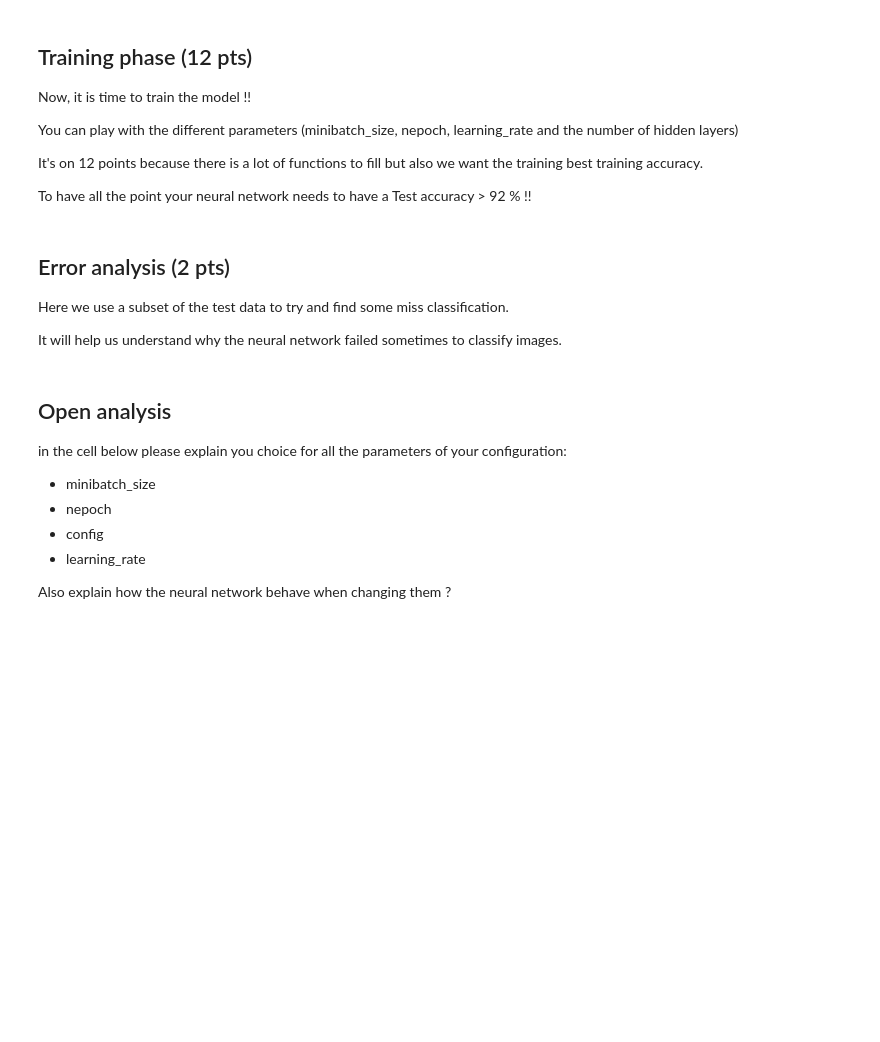
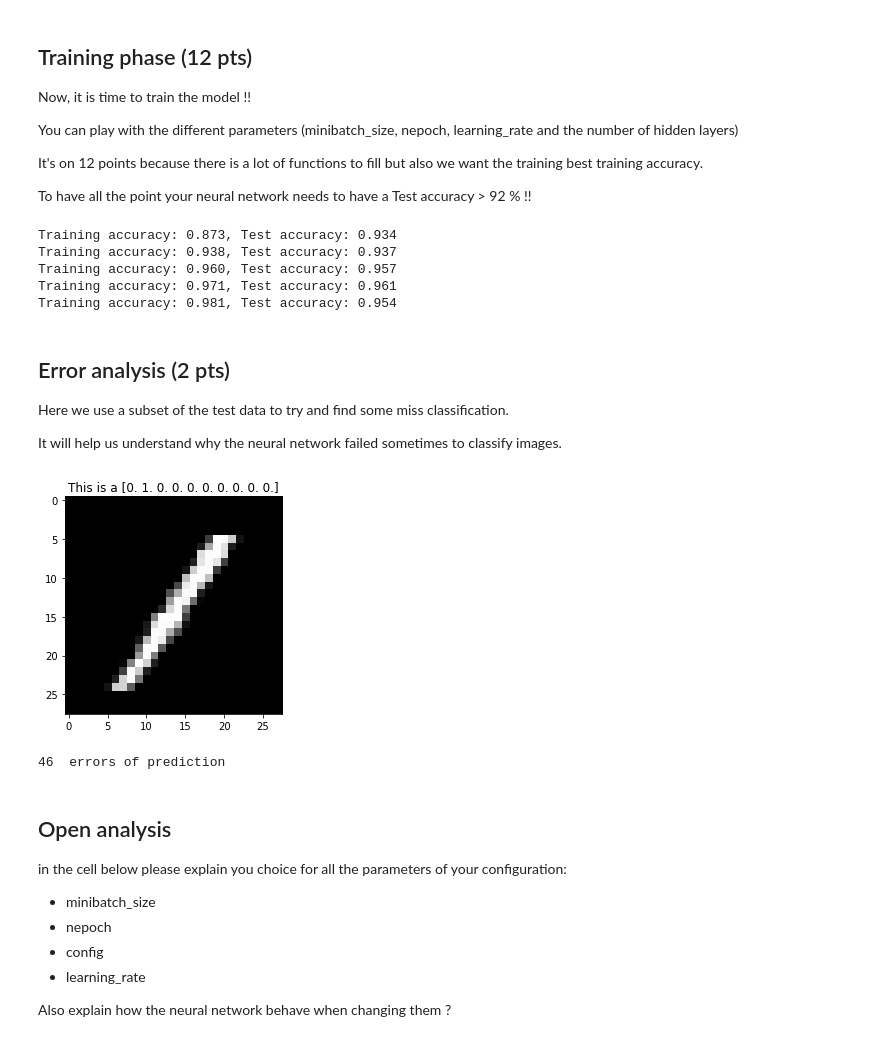
Before and after one commit to DL-ECE/tp-1-deeplearningbasics-GuilhemCouvin17, a Jupyter notebook: rapport.ipynb, the cells around one changed output. Saved outputs shown, nothing was run; the diff lists cells and outputs as text; code cells hidden in the pictures; blank space fills up the shorter version.

```diff
--- a/rapport.ipynb
+++ b/rapport.ipynb
@@ -168,8 +138,8 @@ def sigmoid(M: np.array) -> np.array:
 # %%
 def d_sigmoid(M: np.array)-> np.array:
     """Compute the derivative of the sigmoid"""
-    # TODO
-    DF_sigmoid=(sigmoid(M)/1-sigmoid(M))
+    # DONE
+    DF_sigmoid=(sigmoid(M)*(1-sigmoid(M)))
     return DF_sigmoid
 # %%
 def softmax(X: np.array)-> np.array:
@@ -324,16 +312,28 @@ It's on 12 points because there is a lot of functions to fill but also we want t
 
 To have all the point your neural network needs to have a Test accuracy > 92 % !!
 # %%
-minibatch_size = 5
-nepoch = 10
-learning_rate = 0.01
+minibatch_size = 10
+nepoch = 5
+learning_rate = 0.05
 
-ffnn = FFNN(config=[784, 3, 3, 10], minibatch_size=minibatch_size, learning_rate=learning_rate)
+ffnn = FFNN(config=[784, 500, 10], minibatch_size=minibatch_size, learning_rate=learning_rate)
 # %%
 assert X_train.shape[0] % minibatch_size == 0
 assert X_test.shape[0] % minibatch_size == 0
 
+X_train = normalize_data(X_train)
+X_test = normalize_data(X_test)
+
+y_train = target_to_one_hot(y_train.reshape(-1,1))
+y_test = target_to_one_hot(y_test.reshape(-1,1))
+
 err = ffnn.train(nepoch, X_train, y_train, X_test, y_test)
+# %% [output]
+Training accuracy: 0.873, Test accuracy: 0.934
+Training accuracy: 0.938, Test accuracy: 0.937
+Training accuracy: 0.960, Test accuracy: 0.957
+Training accuracy: 0.971, Test accuracy: 0.961
+Training accuracy: 0.981, Test accuracy: 0.954
 # %% [markdown]
 ## Error analysis (2 pts)
 
@@ -342,26 +342,32 @@ Here we use a subset of the test data to try and find some miss classification.
 It will help us understand why the neural network failed sometimes to classify images.
 # %%
 nsample = 1000
+
 X_demo = X_test[:nsample,:]
 y_demo = ffnn.forward_pass(X_demo)
 y_true = y_test[:nsample,:]
 
-index_to_plot = 50
+index_to_plot = 155
 plot_one_image(X_demo, y_true, index_to_plot)
 
 # Compare to the prediction
 prediction = np.argmax(y_demo[index_to_plot,:])
 true_target = np.argmax(y_true[index_to_plot,:])
 
-# is it the same number ?
+# is it the same number ? yes.
+# %% [output]
+[figure, added]
 # %%
 # loop arround the demo test set and try to find a miss prediction
+pred_error = 0
 for i in range(0, nsample):
-    prediction = None # Todo
-    true_target = None # Todo
+    prediction = np.argmax(ffnn.forward_pass(X_demo)[i,:]) # DONE
+    true_target = np.argmax(y_test[:nsample,:][i,:]) # DONE
     if prediction != true_target:
-        # TODO
-        pass
+        pred_error += 1
+print(pred_error," errors of prediction")
+# %% [output]
+46  errors of prediction
 # %% [markdown]
 ## Open analysis
 
```
Also changed, not shown: parts of 14 cells of this notebook.
